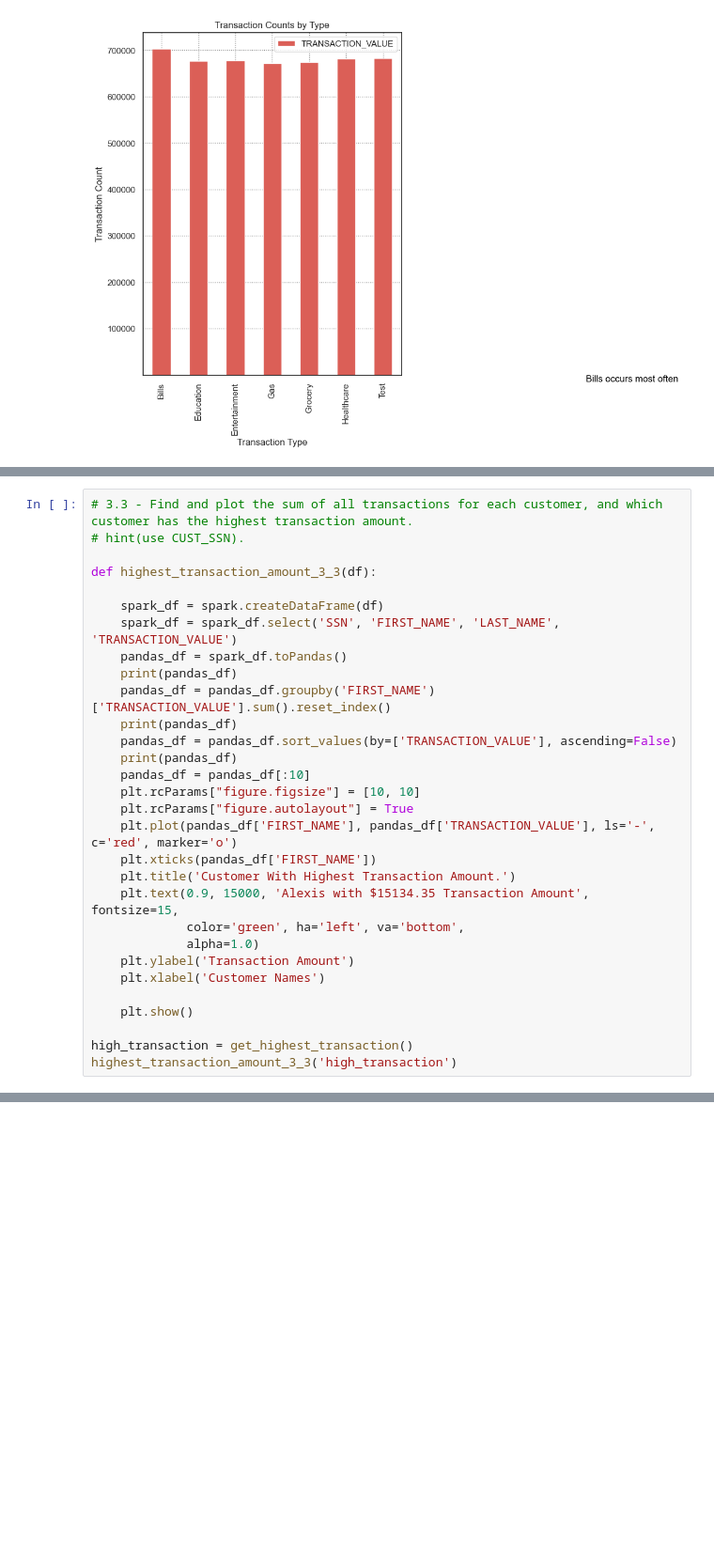
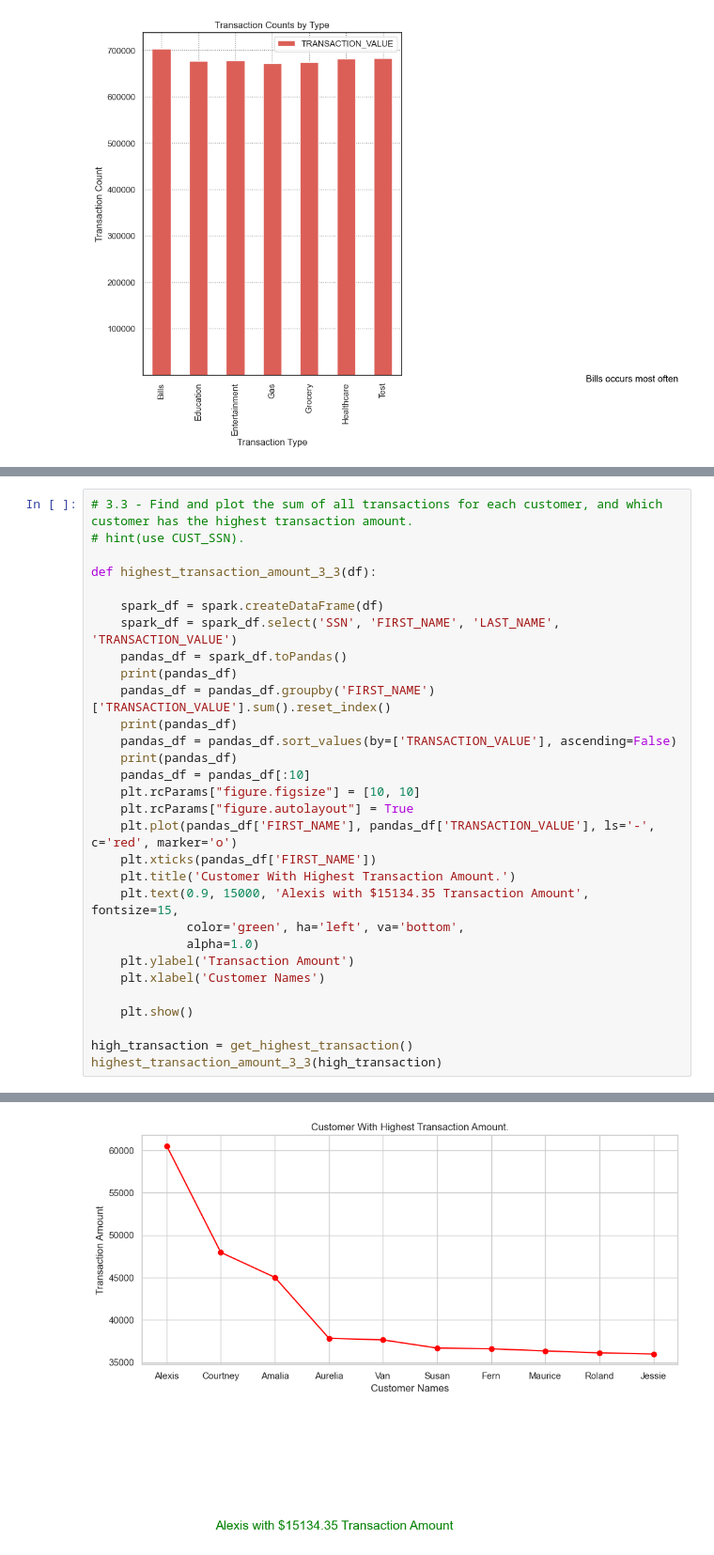
Before and after one commit to Mary-Dayana/Capstone, a Jupyter notebook: functions_visualizations.ipynb, the cells around one changed output, grey strips where cells are left out. Shown at 94% size. Drawn from its saved outputs; the diff is of its cells as text; blank space fills up the shorter version.

```diff
--- a/functions_visualizations.ipynb
+++ b/functions_visualizations.ipynb
@@ -317,5 +344,5 @@ def highest_transaction_amount_3_3(df):
     plt.show()
 
 high_transaction = get_highest_transaction()
-highest_transaction_amount_3_3('high_transaction')
+highest_transaction_amount_3_3(high_transaction)
 # %% [output]
@@ -322,0 +366 @@ TypeError: Can not infer schema for type: <class 'str'>
+[figure, added]
```
Also changed, not shown: parts of 7 cells of this notebook, 13 other files.
